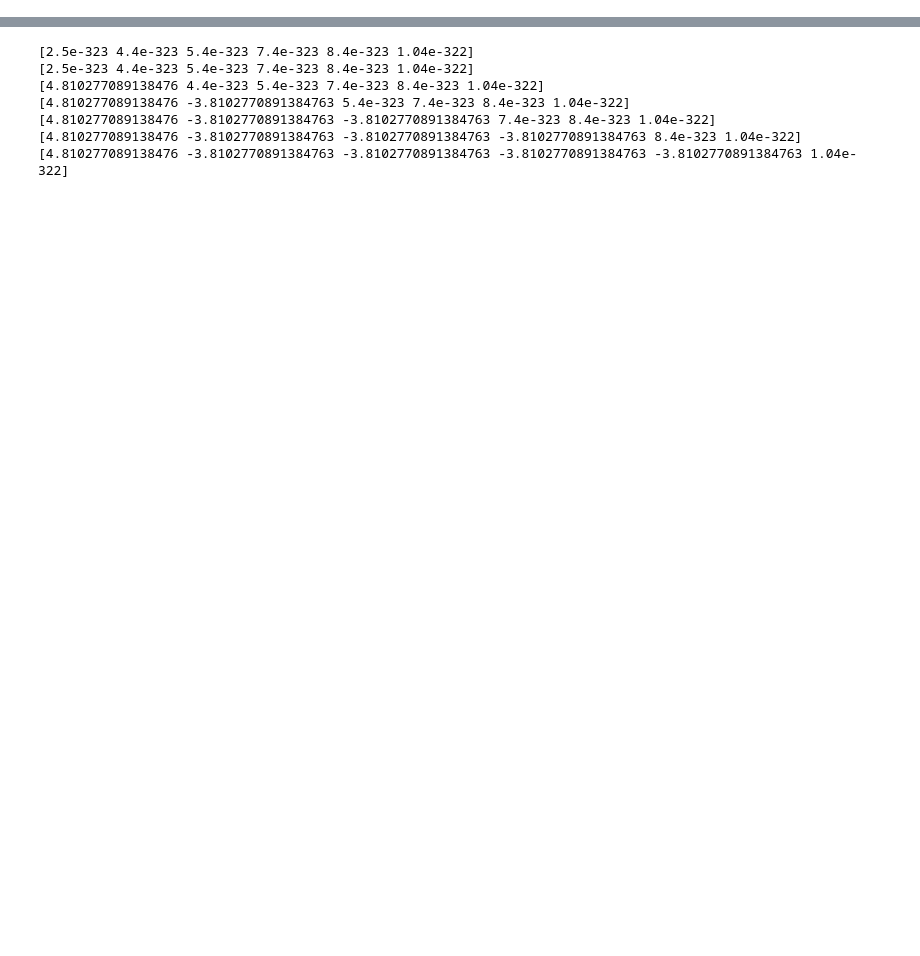
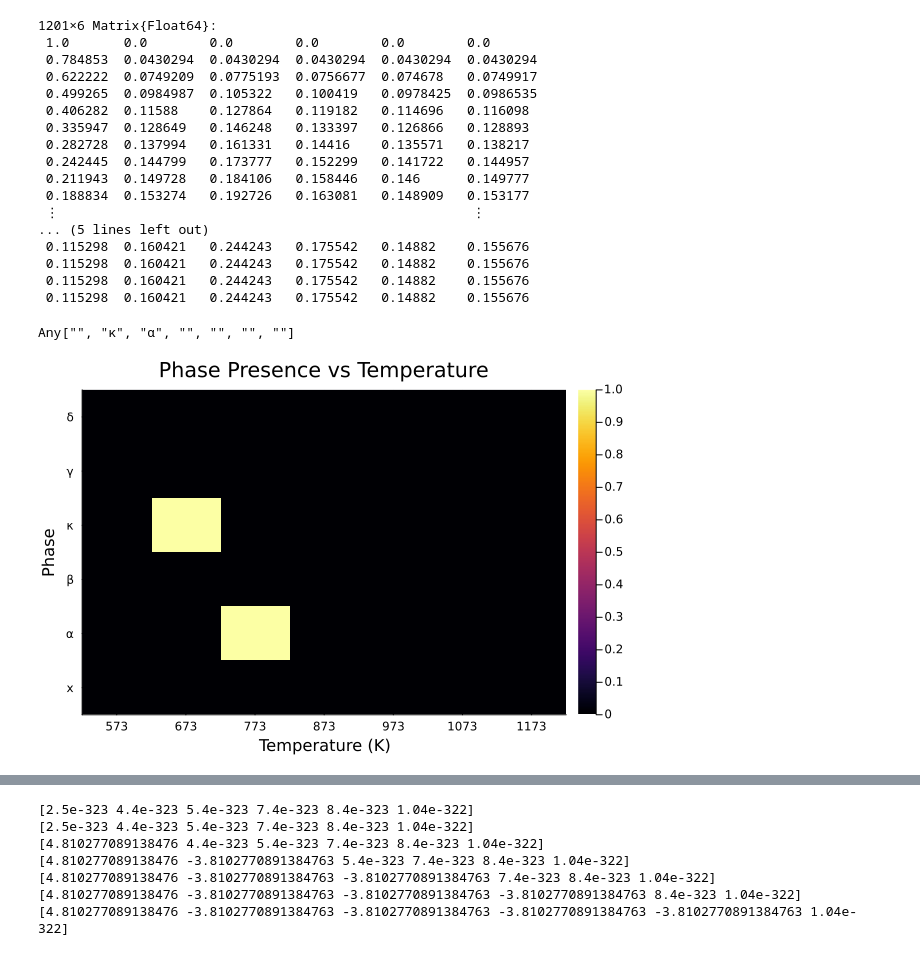
Before and after one commit to ACME-group-CMU/ArrheniusModel, a Jupyter notebook: new5phases.ipynb, the cells around one changed output, grey strips where cells are left out. Saved outputs shown, nothing was run; the diff lists cells and outputs as text; code cells hidden in the pictures; blank space fills up the shorter version.

```diff
--- a/new5phases.ipynb
+++ b/new5phases.ipynb
@@ -13,15 +16,0 @@ println(size(k_m))
-# %%
-include("newArrheniusEq.jl")
-include("Energies.jl")
-using Plots
-gr()
-println(deltaG)
-println(Ea_values)
-A = 1
-Ea = 50000
-G = 1000
-T = 300
-k = arrhenius_rate(A, Ea, G, T)
-#k_m = arrhenius_rate(A, Ea_values, deltaG, T)
-println("Rate constant at $T K: $k mol/(L*s)")
-println(k_m)
@@ -128,0 +83,35 @@ Any["β", "κ", "α", "β", "β", "β", "β"]
+# %%
+# Simulate deposition and transformation from 300K to 900K
+#display(Ea_values)
+T_range = 573:100:1173
+flow_rates = 1.0
+threshold = 0.3 # Threshold for most preferable state
+t = 600 # seconds
+dt = 1.0/2 # 2 layers per second (700nm/hr)
+num_steps = t/dt
+phase_names = ["x", "α", "β", "κ", "γ", "δ"]
+effecting_nums = num_steps
+decay_constant = 0.00001
+decay_coefficient = decay_constant * flow_rates #assuming the P(r) to be exp(-d * r * #of covering layers)
+fcoeff = flow_coefficient("exponential", effecting_nums, decay_coefficient)
+#println("fcoeff: ", size(fcoeff),fcoeff)
+composition_data = simulate_deposition(fcoeff, Ea_values, T_range, num_steps, dt)
+display(composition_data[1])
+display(composition_data[3])
+#println(size(composition_data))
+
+# Calculate the most preferable state (maximum total composition) at each temperature
+max_compositions = most_preferable_state(composition_data, threshold,phase_names)
+max_compositions[2] = "κ"
+max_compositions[3] = "α"
+println(max_compositions)
+
+# Create a presence matrix
+presence_matrix = [occursin(phase, comp) ? 1 : 0 for comp in max_compositions, phase in phase_names]
+
+# Plot presence/absence of each phase as a heatmap
+heatmap(T_range, 1:length(phase_names), presence_matrix',
+    xlabel="Temperature (K)", ylabel="Phase",
+    xticks=T_range, yticks=(1:length(phase_names), phase_names),
+    title="Phase Presence vs Temperature", color=:auto)
+# %% [output]
@@ -128,0 +135,19 @@ Any["β", "κ", "α", "β", "β", "β", "β"]
+1201×6 Matrix{Float64}:
+ 1.0       0.0        0.0        0.0        0.0        0.0
+ 0.784853  0.0430294  0.0430294  0.0430294  0.0430294  0.0430294
+ 0.622222  0.0749209  0.0775193  0.0756677  0.074678   0.0749917
+ 0.499265  0.0984987  0.105322   0.100419   0.0978425  0.0986535
+ 0.406282  0.11588    0.127864   0.119182   0.114696   0.116098
+ 0.335947  0.128649   0.146248   0.133397   0.126866   0.128893
+ 0.282728  0.137994   0.161331   0.14416    0.135571   0.138217
+ 0.242445  0.144799   0.173777   0.152299   0.141722   0.144957
+ 0.211943  0.149728   0.184106   0.158446   0.146      0.149777
+ 0.188834  0.153274   0.192726   0.163081   0.148909   0.153177
+ ⋮                                                     ⋮
+... (5 lines left out)
+ 0.115298  0.160421   0.244243   0.175542   0.14882    0.155676
+ 0.115298  0.160421   0.244243   0.175542   0.14882    0.155676
+ 0.115298  0.160421   0.244243   0.175542   0.14882    0.155676
+ 0.115298  0.160421   0.244243   0.175542   0.14882    0.155676
+Any["", "κ", "α", "", "", "", ""]
+[figure, added]
```
Also changed, not shown: parts of 9 cells of this notebook, 2 other files.
